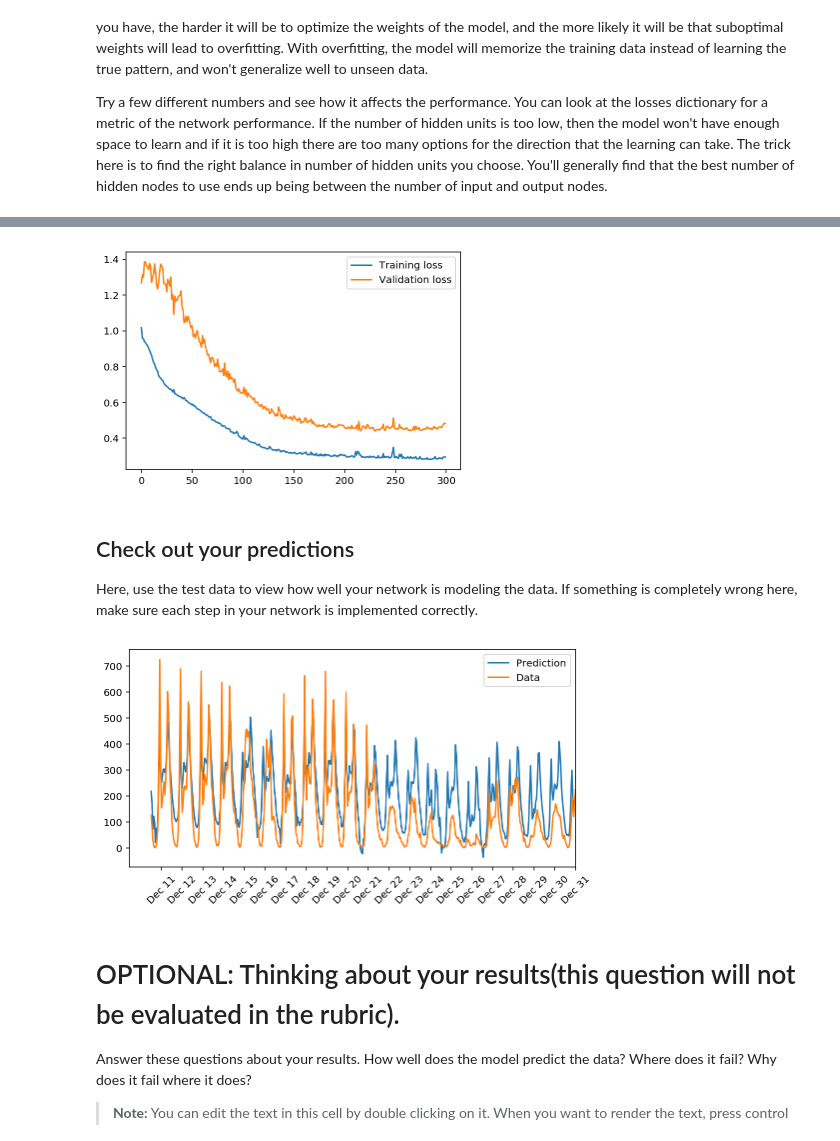
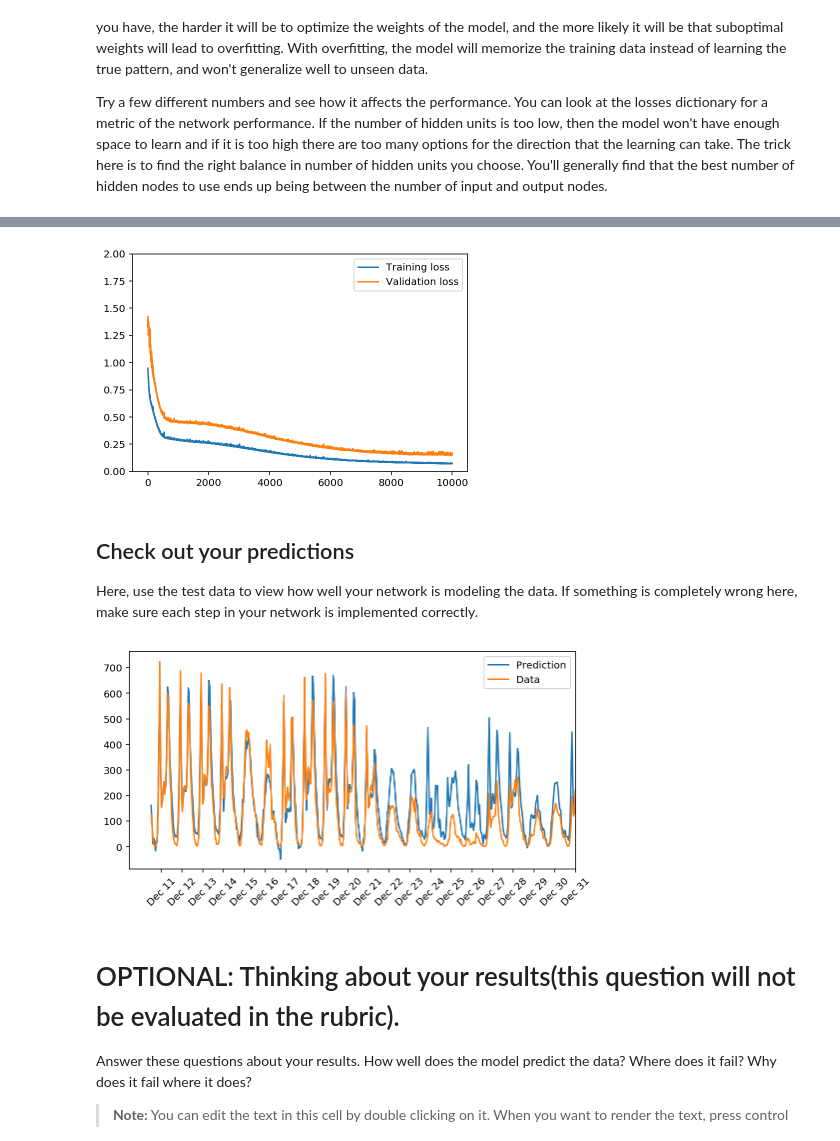
Before and after one commit to zachlebovitz/Machine-Learning-Project-1, a Jupyter notebook: Your_first_neural_network_Zach_October.ipynb, the cells around one changed output, grey strips where cells are left out. Drawn from its saved outputs; the diff is of its cells as text; code cells hidden in the pictures.

Commit message:
Updated Hyperparameters
Updated hyperparameters so that the validation error is less than 0.2 and the curve matches the intended shape.

```diff
--- a/Your_first_neural_network_Zach_October.ipynb
+++ b/Your_first_neural_network_Zach_October.ipynb
@@ -316,12 +316,13 @@ Try a few different numbers and see how it affects the performance. You can look
 import sys
 
 ### Set the hyperparameters here ###
-iterations = 300
-learning_rate = .7
-hidden_nodes = 3
+iterations = 10000
+learning_rate = .18
+hidden_nodes = 16
 output_nodes = 1
 
 N_i = train_features.shape[1]
+print(N_i)
 network = NeuralNetwork(N_i, hidden_nodes, output_nodes, learning_rate)
 
 losses = {'train':[], 'validation':[]}
@@ -347,10 +349,10 @@ Progress: 99.7% ... Training loss: 0.296 ... Validation loss: 0.481
 # %%
 plt.plot(losses['train'], label='Training loss')
 plt.plot(losses['validation'], label='Validation loss')
 plt.legend()
-_ = plt.ylim()
+_ = plt.ylim(0,2)
 # %% [output]
-[figure, old version]
+[figure, new version]
 # %% [markdown]
 ## Check out your predictions
 
@@ -370,7 +372,7 @@ dates = dates.apply(lambda d: d.strftime('%b %d'))
 ax.set_xticks(np.arange(len(dates))[12::24])
 _ = ax.set_xticklabels(dates[12::24], rotation=45)
 # %% [output]
-[figure, old version]
+[figure, new version]
 # %% [markdown]
 # OPTIONAL: Thinking about your results(this question will not be evaluated in the rubric).
 
```
Also changed, not shown: parts of 2 cells of this notebook, 2 other files.
